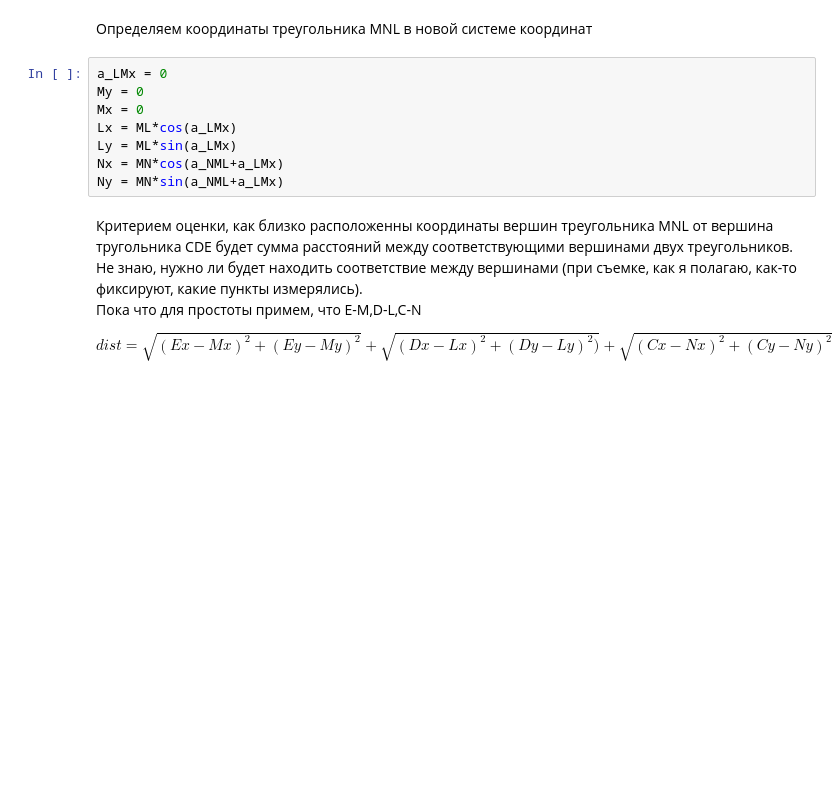
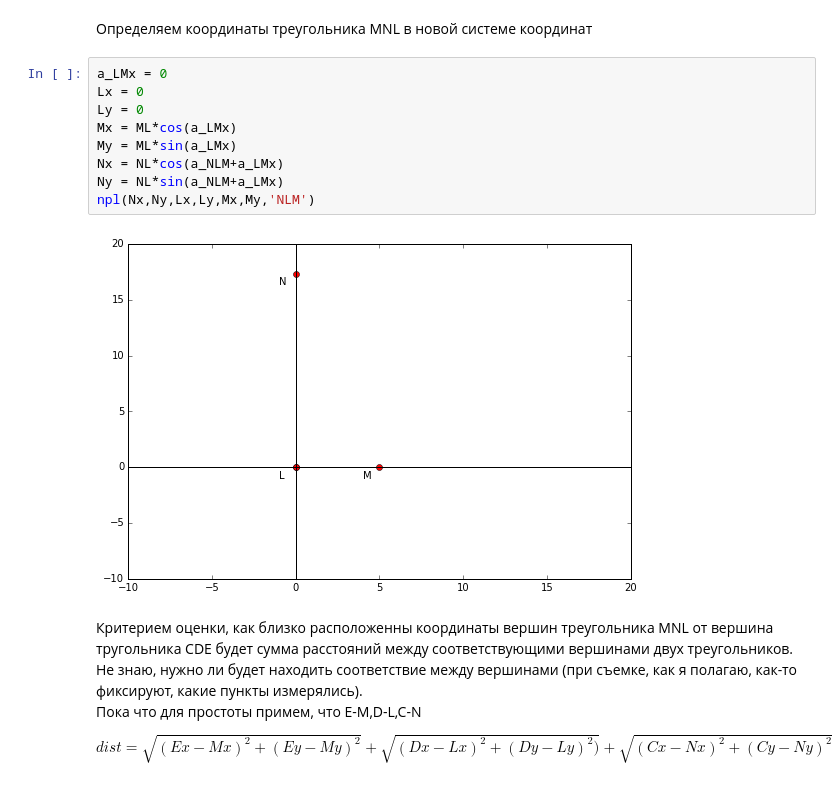
Before and after one commit to mexgil/bispor, a Jupyter notebook: Untitled.ipynb, the cells around one changed output. Saved outputs shown, nothing was run; the diff lists cells and outputs as text; blank space fills up the shorter version.

```diff
--- a/Untitled.ipynb
+++ b/Untitled.ipynb
@@ -80,12 +94,15 @@ Image(filename=('images/3.jpg'))
 Определяем координаты треугольника MNL в новой системе координат
 # %%
 a_LMx = 0
-My = 0
-Mx = 0
-Lx = ML*cos(a_LMx)
-Ly = ML*sin(a_LMx)
-Nx = MN*cos(a_NML+a_LMx)
-Ny = MN*sin(a_NML+a_LMx)
+Lx = 0
+Ly = 0
+Mx = ML*cos(a_LMx)
+My = ML*sin(a_LMx)
+Nx = NL*cos(a_NLM+a_LMx)
+Ny = NL*sin(a_NLM+a_LMx)
+npl(Nx,Ny,Lx,Ly,Mx,My,'NLM')
+# %% [output]
+[figure, added]
 # %% [markdown]
 Критерием оценки, как близко расположенны координаты вершин треугольника MNL от вершина тругольника CDE будет сумма расстояний между соответствующими вершинами двух треугольников.
 Не знаю, нужно ли будет находить соответствие между вершинами (при съемке, как я полагаю, как-то фиксируют, какие пункты измерялись).
```
Also changed, not shown: parts of 16 cells of this notebook, 1 other file.
